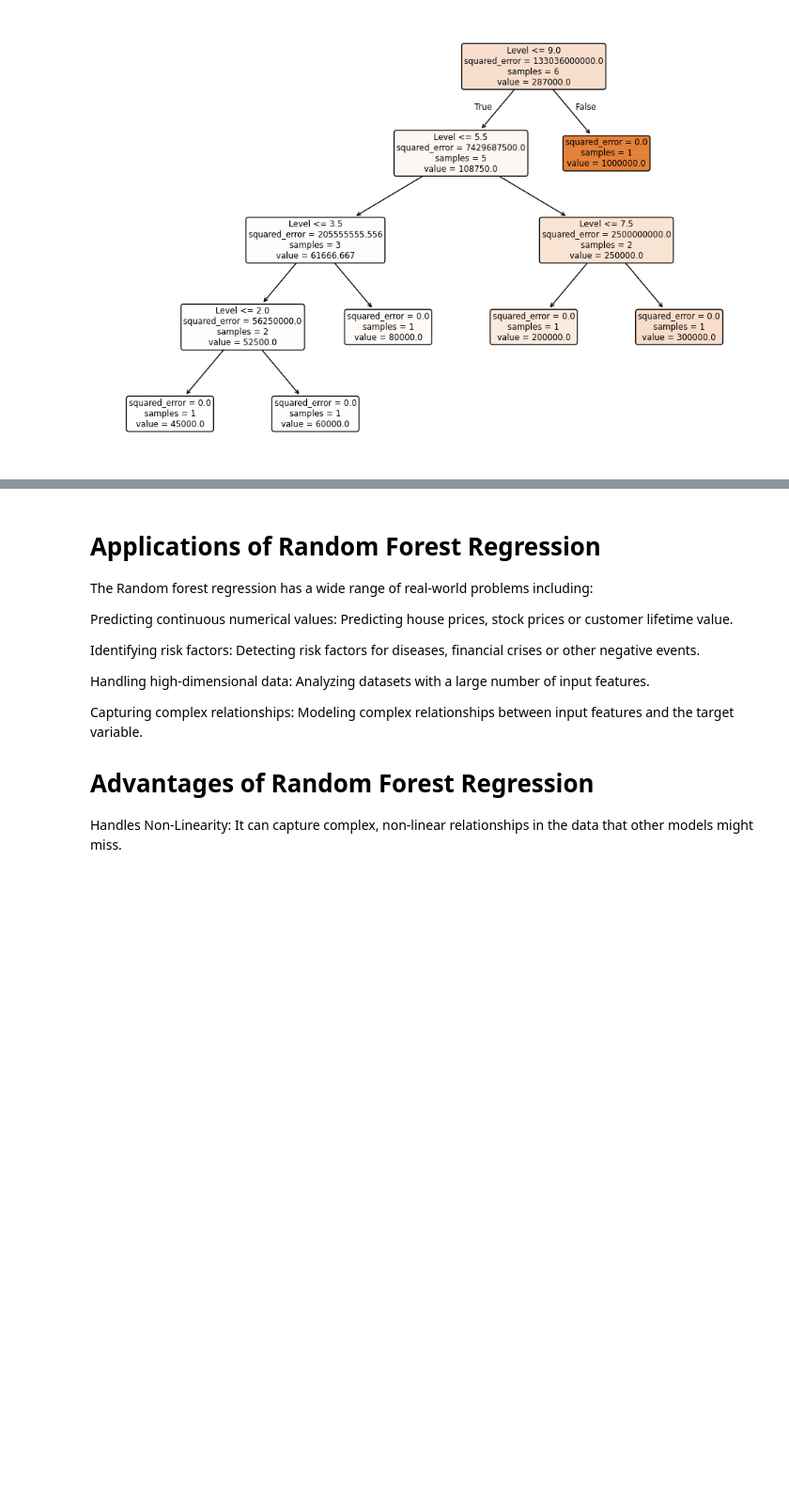
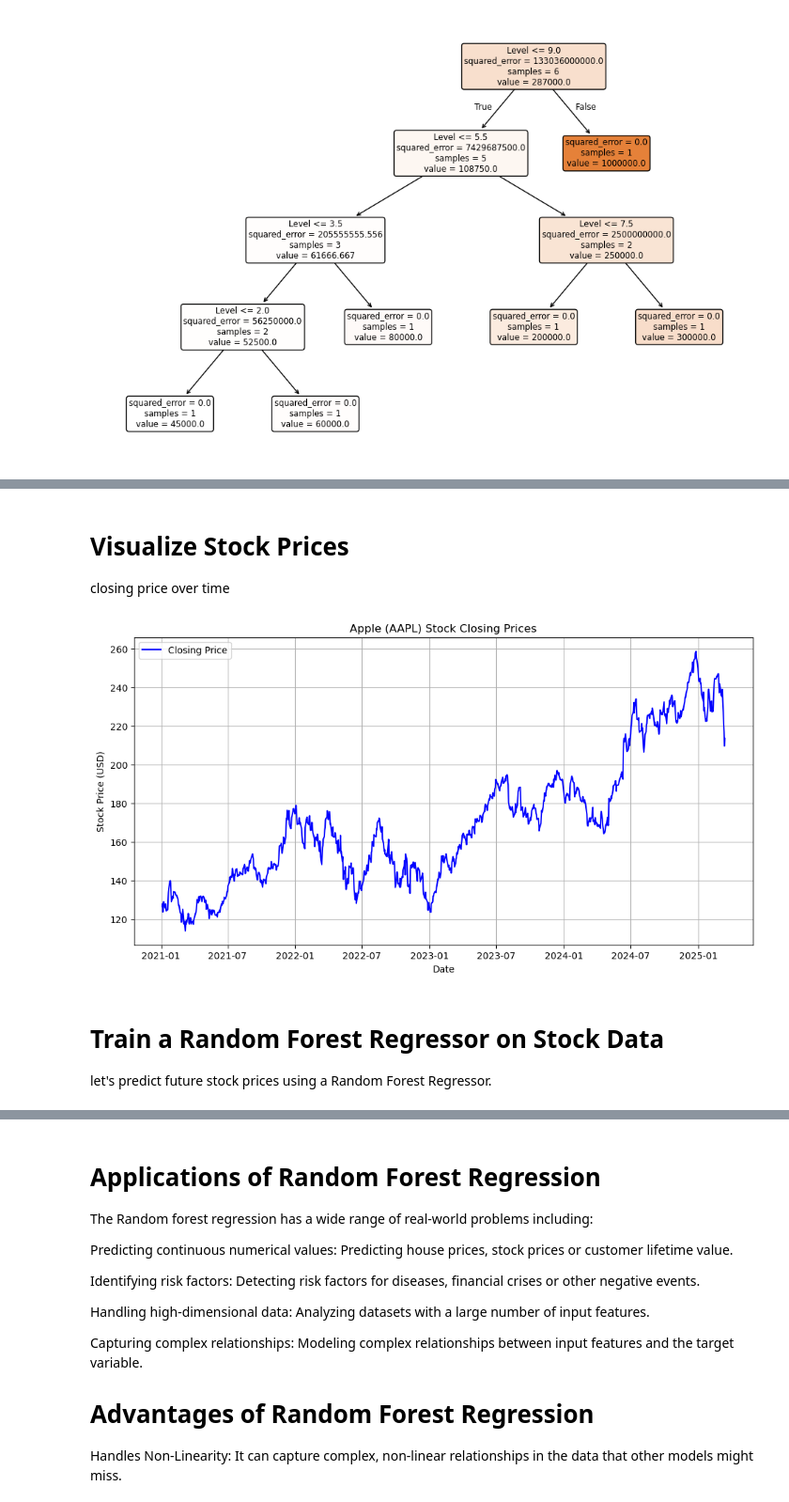
Before and after one commit to Cmattk/Datascience_python, a Jupyter notebook: Machine Learning/Supervised Learning/Regression/Random Forest Regression.ipynb, the cells around one changed output, grey strips where cells are left out. Shown: that part at 94% size. Cells and saved outputs as stored; diff of their text form; code cells hidden in the pictures; blank space fills up the shorter version.

```diff
--- a/Machine Learning/Supervised Learning/Regression/Random Forest Regression.ipynb
+++ b/Machine Learning/Supervised Learning/Regression/Random Forest Regression.ipynb
@@ -272,0 +500,7 @@ plt.show()
+# %%
+# Fetch historical stock data for Apple (AAPL)
+df = yf.download("AAPL", start="2021-01-01", end="2025-03-15")
+
+# Display the first few rows
+print(df.tail())
+df.info()
@@ -272,0 +529,18 @@ plt.show()
+# %% [markdown]
+# Visualize Stock Prices
+closing price over time
+# %%
+plt.figure(figsize=(12, 6))
+plt.plot(df.index, df["Close"], label="Closing Price", color="blue")
+
+plt.title("Apple (AAPL) Stock Closing Prices")
+plt.xlabel("Date")
+plt.ylabel("Stock Price (USD)")
+plt.legend()
+plt.grid()
+plt.show()
+# %% [output]
+[figure, added]
+# %% [markdown]
+# Train a Random Forest Regressor on Stock Data
+let's predict future stock prices using a Random Forest Regressor.
```
Also changed, not shown: parts of 22 cells of this notebook, 2 other files.
